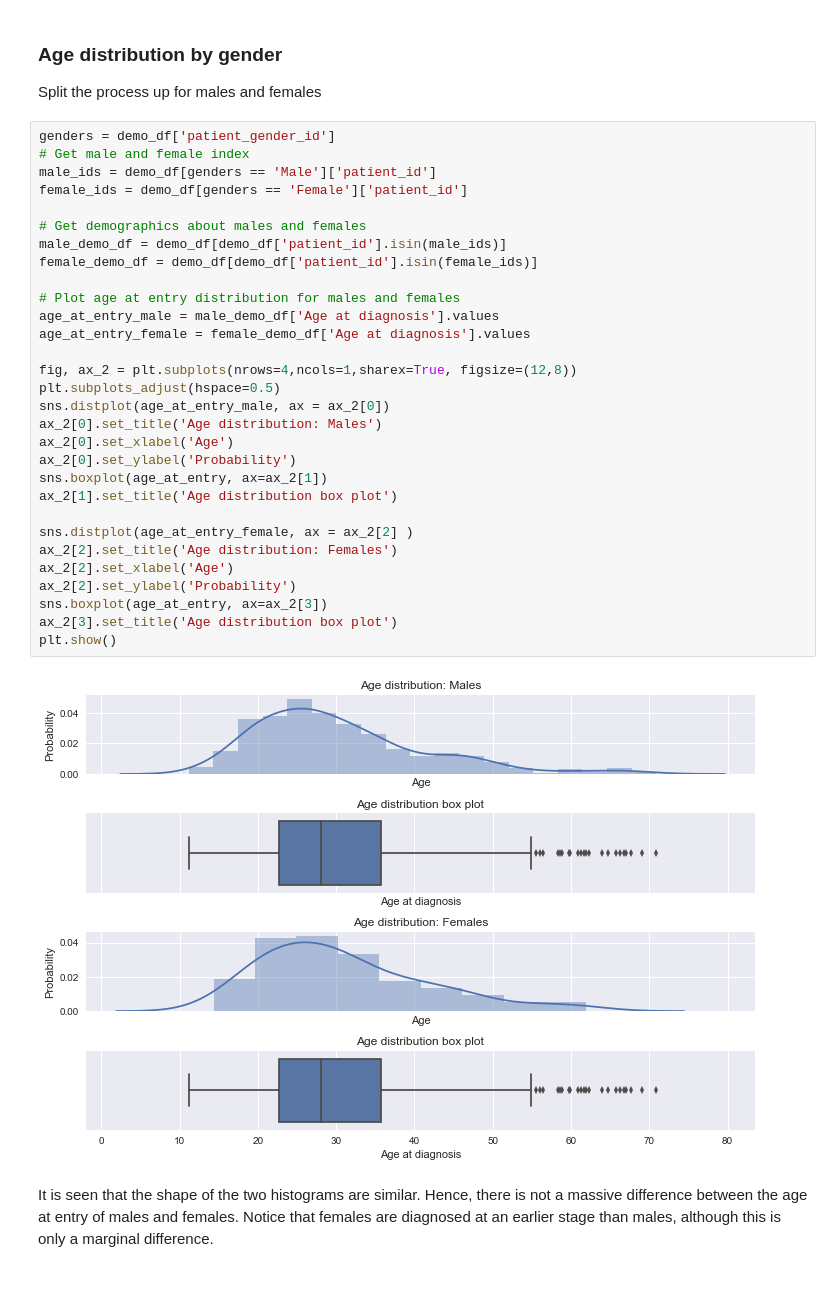
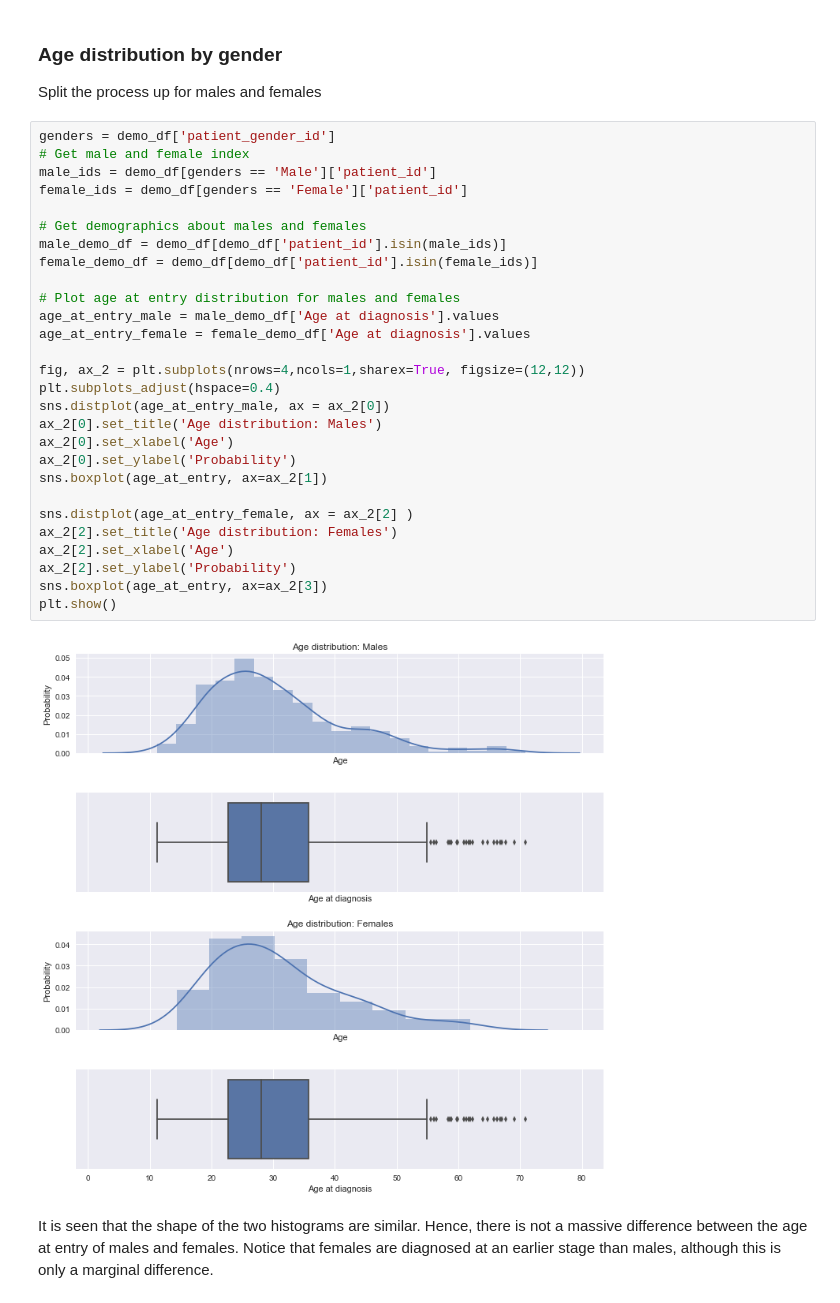
Before and after one commit to Rendiere/as-analysis, a Jupyter notebook: reports/data-vis-report.ipynb, the cells around one changed output. Cells and saved outputs as stored; diff of their text form.

```diff
--- a/reports/data-vis-report.ipynb
+++ b/reports/data-vis-report.ipynb
@@ -77,35 +149,33 @@ Split the process up for males and females
 # %%
 genders = demo_df['patient_gender_id']
 # Get male and female index
 male_ids = demo_df[genders == 'Male']['patient_id']
 female_ids = demo_df[genders == 'Female']['patient_id']
 
 # Get demographics about males and females
 male_demo_df = demo_df[demo_df['patient_id'].isin(male_ids)]
 female_demo_df = demo_df[demo_df['patient_id'].isin(female_ids)]
 
 # Plot age at entry distribution for males and females
 age_at_entry_male = male_demo_df['Age at diagnosis'].values
 age_at_entry_female = female_demo_df['Age at diagnosis'].values
 
-fig, ax_2 = plt.subplots(nrows=4,ncols=1,sharex=True, figsize=(12,8))
-plt.subplots_adjust(hspace=0.5)
+fig, ax_2 = plt.subplots(nrows=4,ncols=1,sharex=True, figsize=(12,12))
+plt.subplots_adjust(hspace=0.4)
 sns.distplot(age_at_entry_male, ax = ax_2[0])
 ax_2[0].set_title('Age distribution: Males')
 ax_2[0].set_xlabel('Age')
 ax_2[0].set_ylabel('Probability')
 sns.boxplot(age_at_entry, ax=ax_2[1])
-ax_2[1].set_title('Age distribution box plot')
 
 sns.distplot(age_at_entry_female, ax = ax_2[2] )
 ax_2[2].set_title('Age distribution: Females')
 ax_2[2].set_xlabel('Age')
 ax_2[2].set_ylabel('Probability')
 sns.boxplot(age_at_entry, ax=ax_2[3])
-ax_2[3].set_title('Age distribution box plot')
 plt.show()
 # %% [output]
-[figure, old version]
+[figure, new version]
 # %% [markdown]
 It is seen that the shape of the two histograms are similar. Hence, there is not a massive difference between the age at entry of males and females. Notice that females are diagnosed at an earlier stage than males, although this is only a marginal difference.
 # %% [markdown]
```
Also changed, not shown: parts of 15 cells of this notebook, 1 other file.
